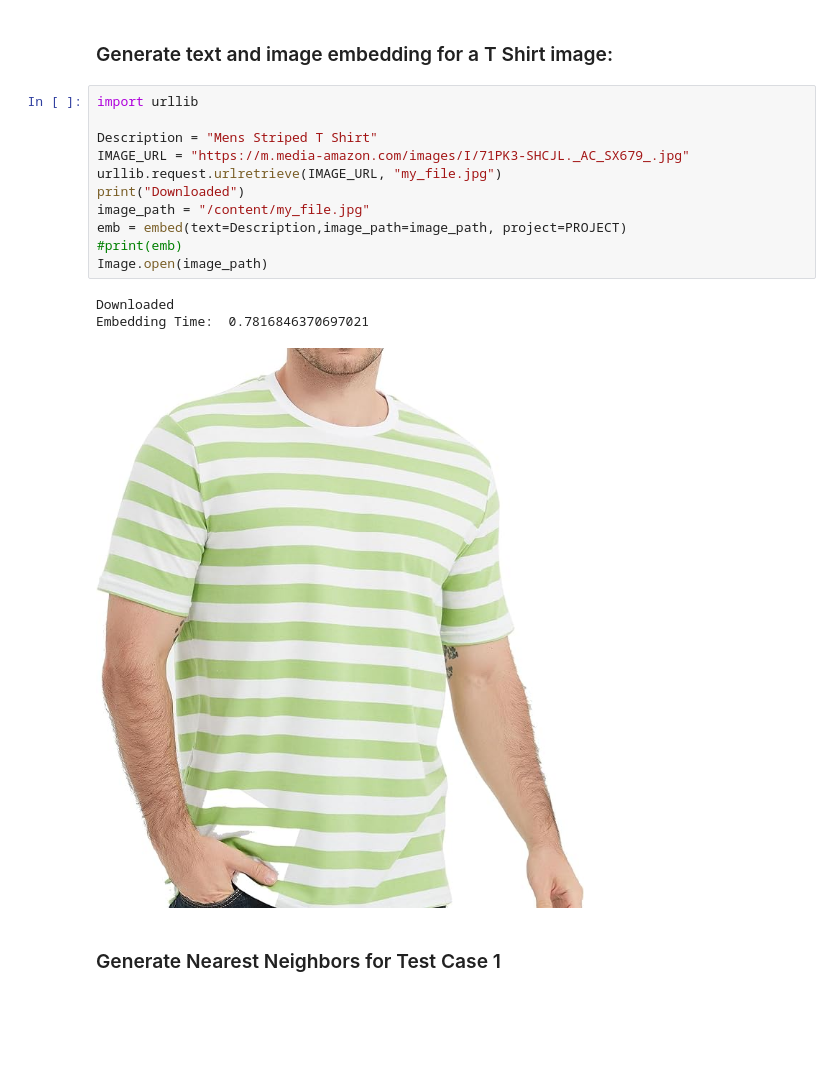
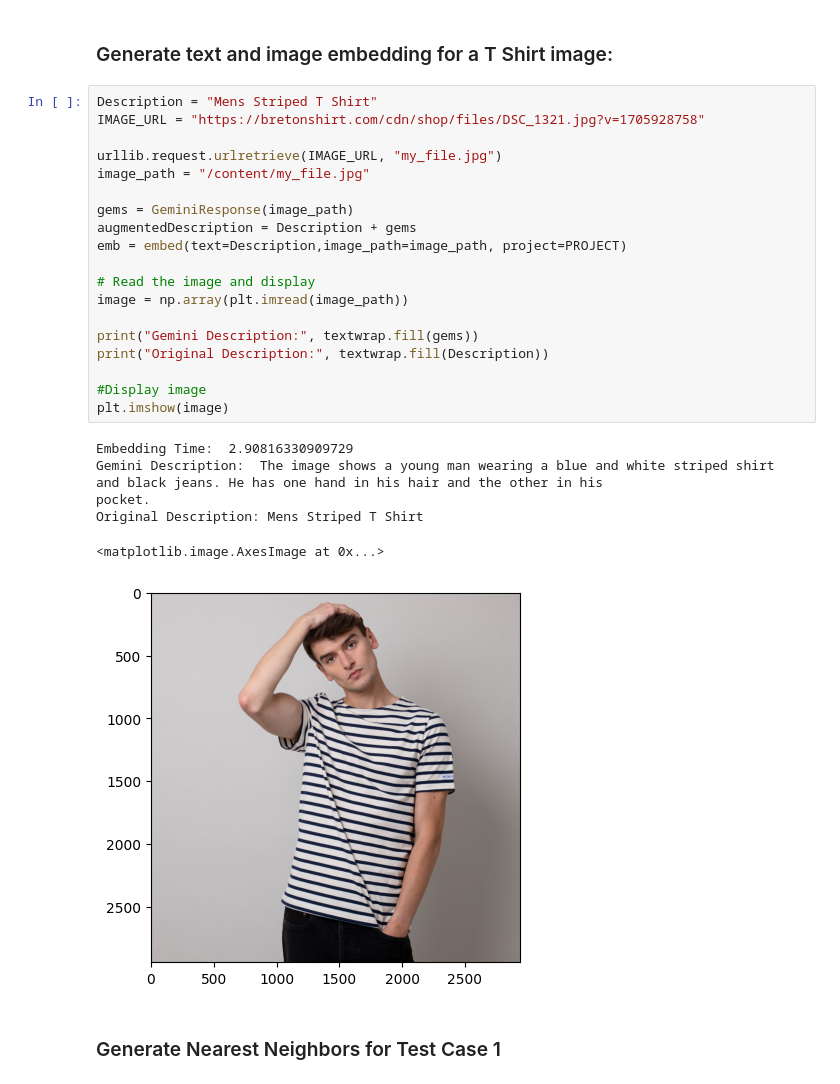
Before and after one commit to guruvittal/codesamples, a Jupyter notebook: Embeddings_Demo.ipynb, the cells around one changed output. Saved outputs shown, nothing was run; the diff lists cells and outputs as text; blank space fills up the shorter version.

```diff
--- a/Embeddings_Demo.ipynb
+++ b/Embeddings_Demo.ipynb
@@ -651,20 +818,32 @@ Skipping: /content/pimproductimages/00353b508276e6f860b5760654a0bb65.jpg Message
 # %% [markdown]
 ### Generate text and image embedding for a T Shirt image:
 # %%
-import urllib
+Description = "Mens Striped T Shirt"
+IMAGE_URL = "https://bretonshirt.com/cdn/shop/files/DSC_1321.jpg?v=1705928758"
 
-Description = "Mens Striped T Shirt"
-IMAGE_URL = "https://m.media-amazon.com/images/I/71PK3-SHCJL._AC_SX679_.jpg"
 urllib.request.urlretrieve(IMAGE_URL, "my_file.jpg")
-print("Downloaded")
 image_path = "/content/my_file.jpg"
+
+gems = GeminiResponse(image_path)
+augmentedDescription = Description + gems
 emb = embed(text=Description,image_path=image_path, project=PROJECT)
-#print(emb)
-Image.open(image_path)
+
+# Read the image and display
+image = np.array(plt.imread(image_path))
+
+print("Gemini Description:", textwrap.fill(gems))
+print("Original Description:", textwrap.fill(Description))
+
+#Display image
+plt.imshow(image)
 # %% [output]
-Downloaded
-Embedding Time:  0.7816846370697021
+Embedding Time:  2.90816330909729
+Gemini Description:  The image shows a young man wearing a blue and white striped shirt
+and black jeans. He has one hand in his hair and the other in his
+pocket.
+Original Description: Mens Striped T Shirt
+<matplotlib.image.AxesImage at 0x...>
-[figure, old version]
+[figure, new version]
 # %% [markdown]
 ### Generate Nearest Neighbors for Test Case 1
 # %%
```
Also changed, not shown: parts of 26 cells of this notebook.
